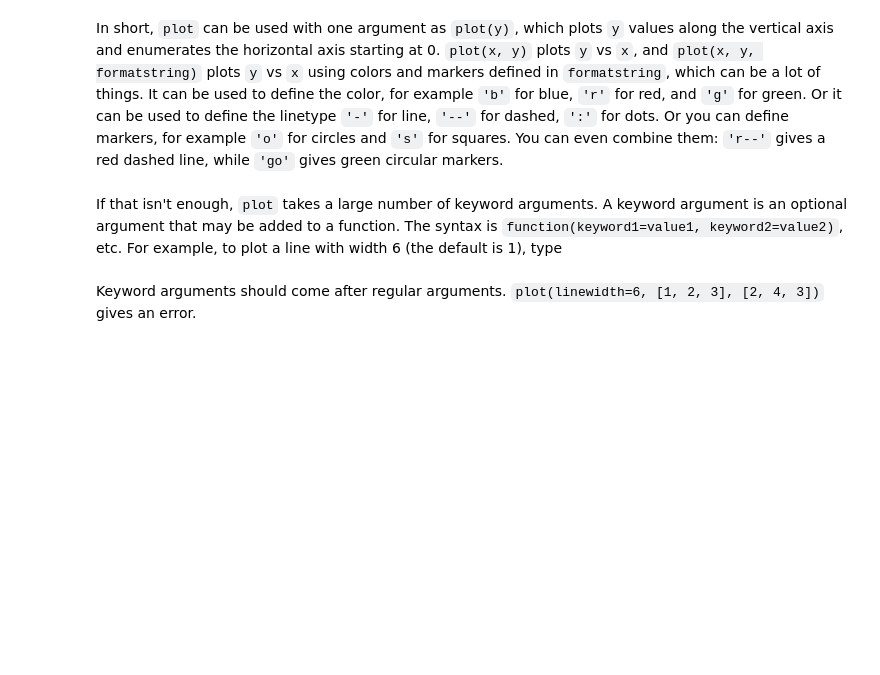
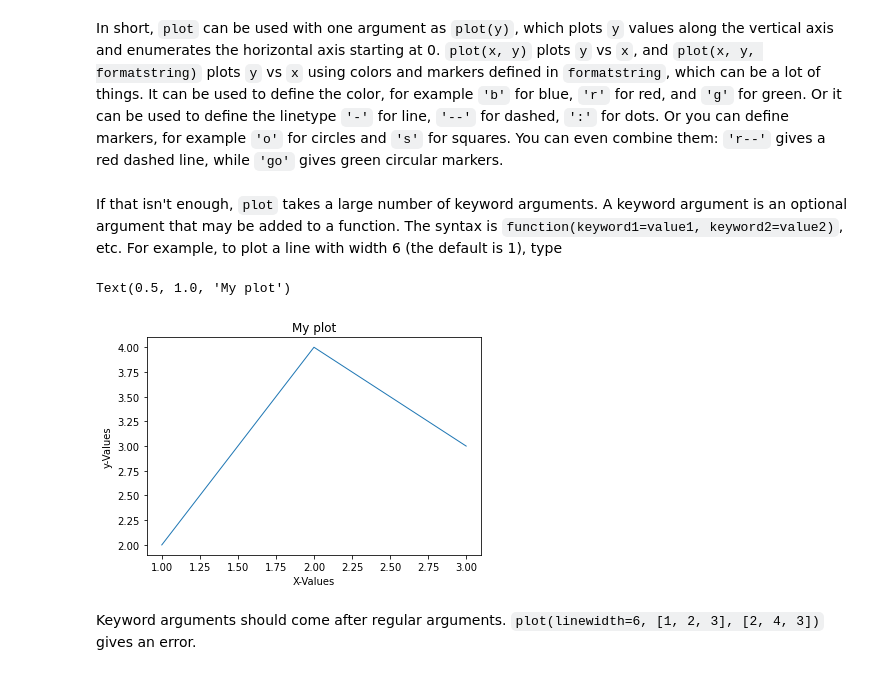
Before and after one commit to baaragdata/BAA_RAG_Python_Workshop, a Jupyter notebook: PYTHON/mbakker7-exploratory_computing_with_python-5d05f29/notebook1_basics_plotting/py_exploratory_comp_1.ipynb, the cells around one changed output. Drawn from its saved outputs; the diff is of its cells as text; code cells hidden in the pictures; blank space fills up the shorter version.

```diff
--- a/PYTHON/mbakker7-exploratory_computing_with_python-5d05f29/notebook1_basics_plotting/py_exploratory_comp_1.ipynb
+++ b/PYTHON/mbakker7-exploratory_computing_with_python-5d05f29/notebook1_basics_plotting/py_exploratory_comp_1.ipynb
@@ -140,10 +167,13 @@ In short, `plot` can be used with one argument as `plot(y)`, which plots `y` val
 # %% [markdown]
 If that isn't enough, `plot` takes a large number of keyword arguments. A keyword argument is an optional argument that may be added to a function. The syntax is `function(keyword1=value1, keyword2=value2)`, etc. For example, to plot a line with width 6 (the default is 1), type
 # %%
-plt.plot([1, 2, 3], [2, 4, 3], linewidth=6);
+plt.plot([1, 2, 3], [2, 4, 3], linewidth=1);
 plt.xlabel("X-Values")
 plt.ylabel("y-Values")
 plt.title("My plot")
+# %% [output]
+Text(0.5, 1.0, 'My plot')
+[figure, added]
 # %% [markdown]
 Keyword arguments should come after regular arguments. `plot(linewidth=6, [1, 2, 3], [2, 4, 3])` gives an error.
 # %% [markdown]
```
Also changed, not shown: parts of 12 cells of this notebook, 10 other files.
